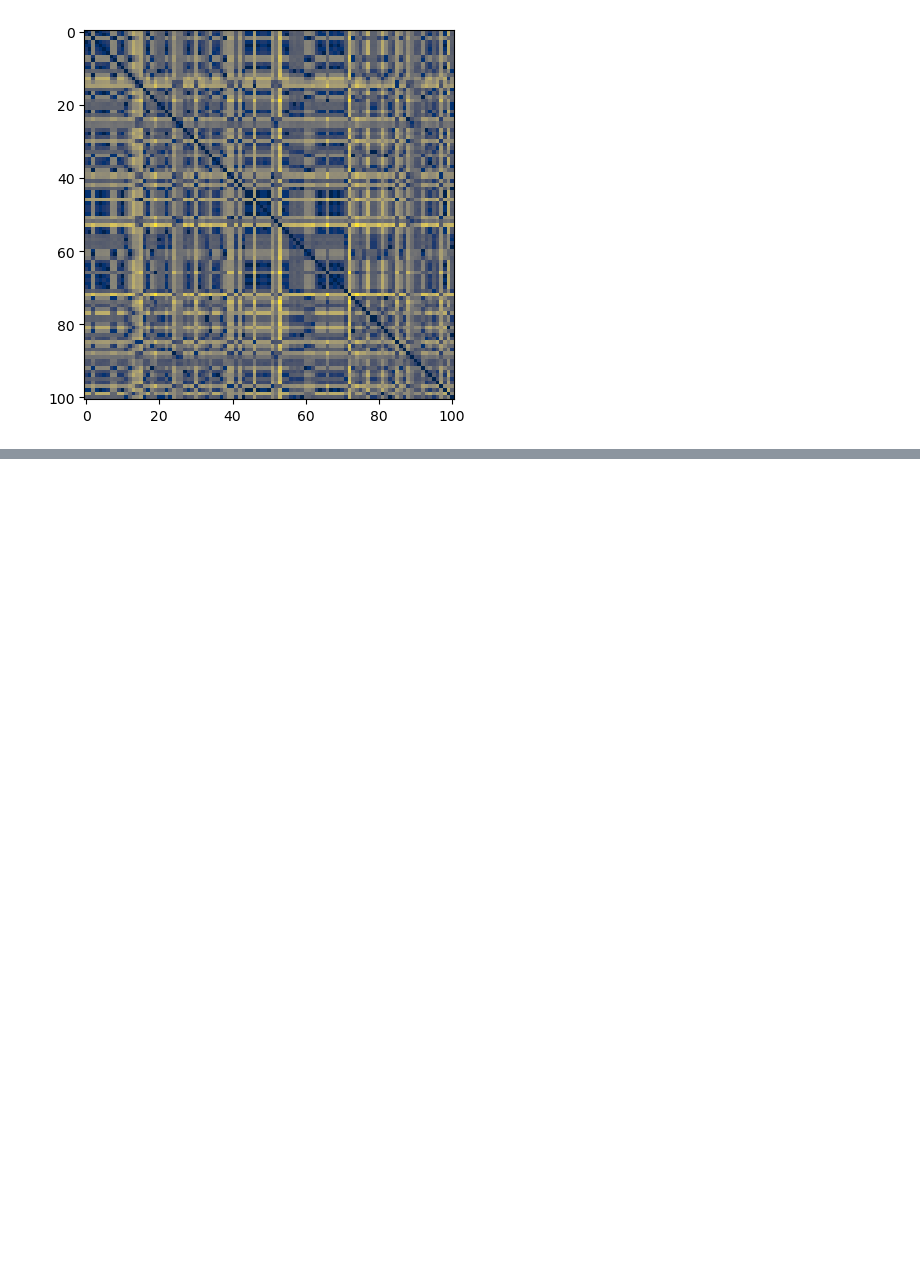
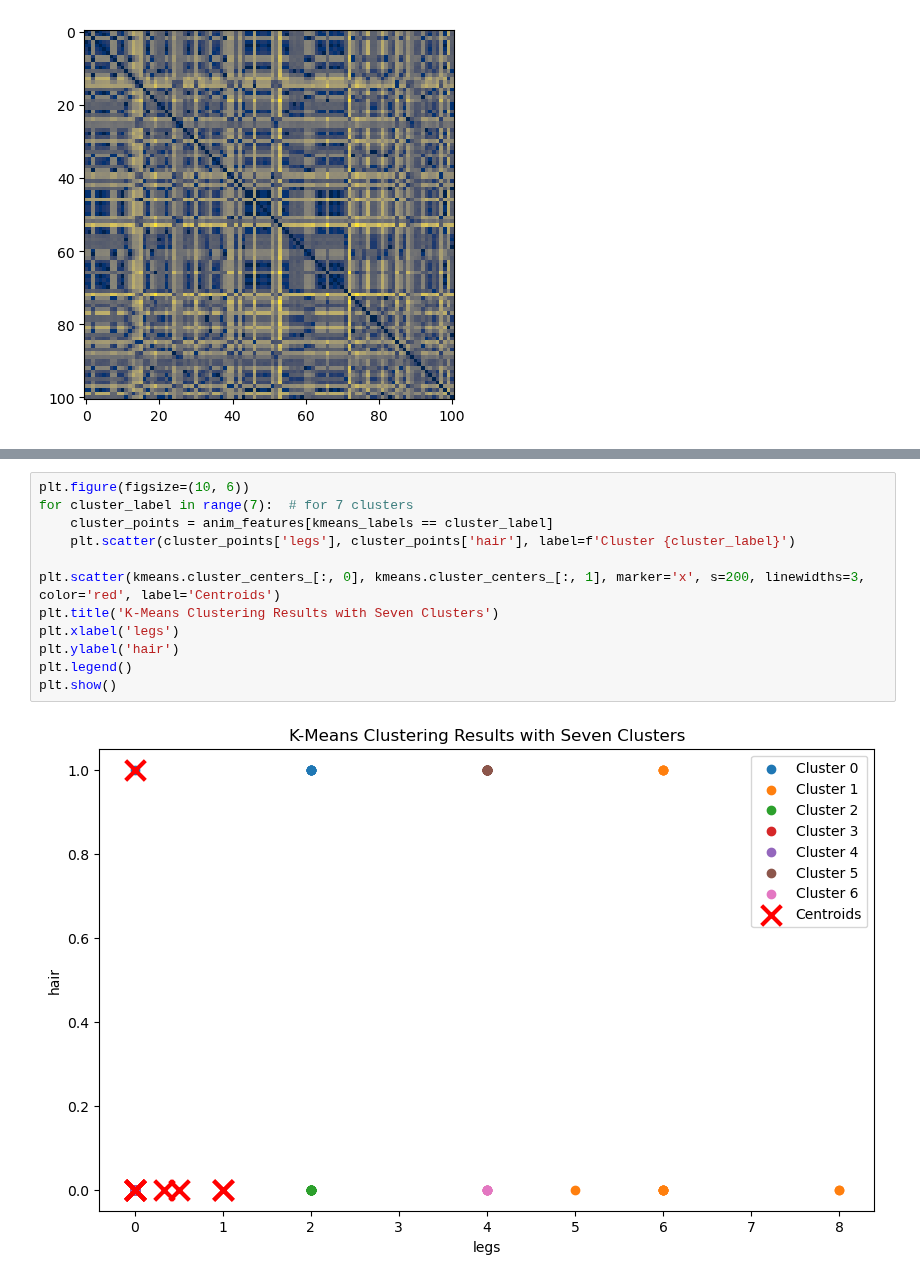
Before and after one commit to tundraparisi/dscoding-projects, a Jupyter notebook: Akash.Mittal/src/zoodata.ipynb, the cells around one changed output, grey strips where cells are left out. Drawn from its saved outputs; the diff is of its cells as text; blank space fills up the shorter version.

```diff
--- a/Akash.Mittal/src/zoodata.ipynb
+++ b/Akash.Mittal/src/zoodata.ipynb
@@ -157,0 +217,14 @@ plt.imshow(pair_wise_distance, cmap='cividis', interpolation='none')
+# %%
+plt.figure(figsize=(10, 6))
+for cluster_label in range(7):  # for 7 clusters
+    cluster_points = anim_features[kmeans_labels == cluster_label]
+    plt.scatter(cluster_points['legs'], cluster_points['hair'], label=f'Cluster {cluster_label}')
+
+plt.scatter(kmeans.cluster_centers_[:, 0], kmeans.cluster_centers_[:, 1], marker='x', s=200, linewidths=3, color='red', label='Centroids')
+plt.title('K-Means Clustering Results with Seven Clusters')
+plt.xlabel('legs')
+plt.ylabel('hair')
+plt.legend()
+plt.show()
+# %% [output]
+[figure, added]
```
Also changed, not shown: parts of 13 cells of this notebook.
